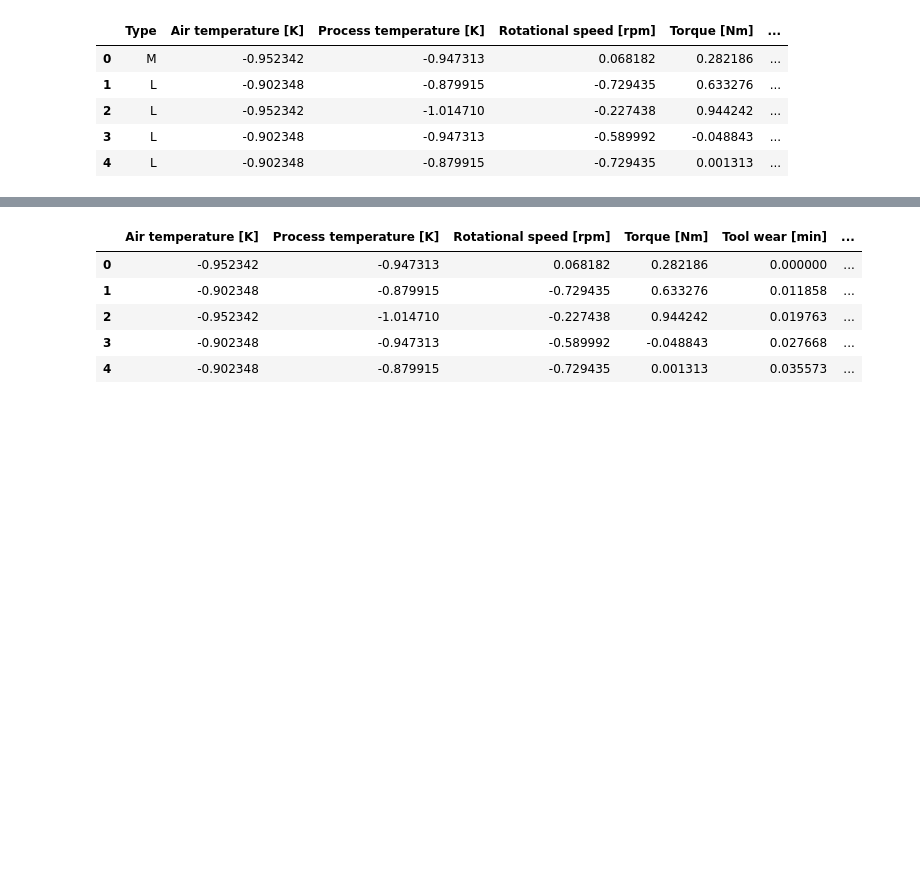
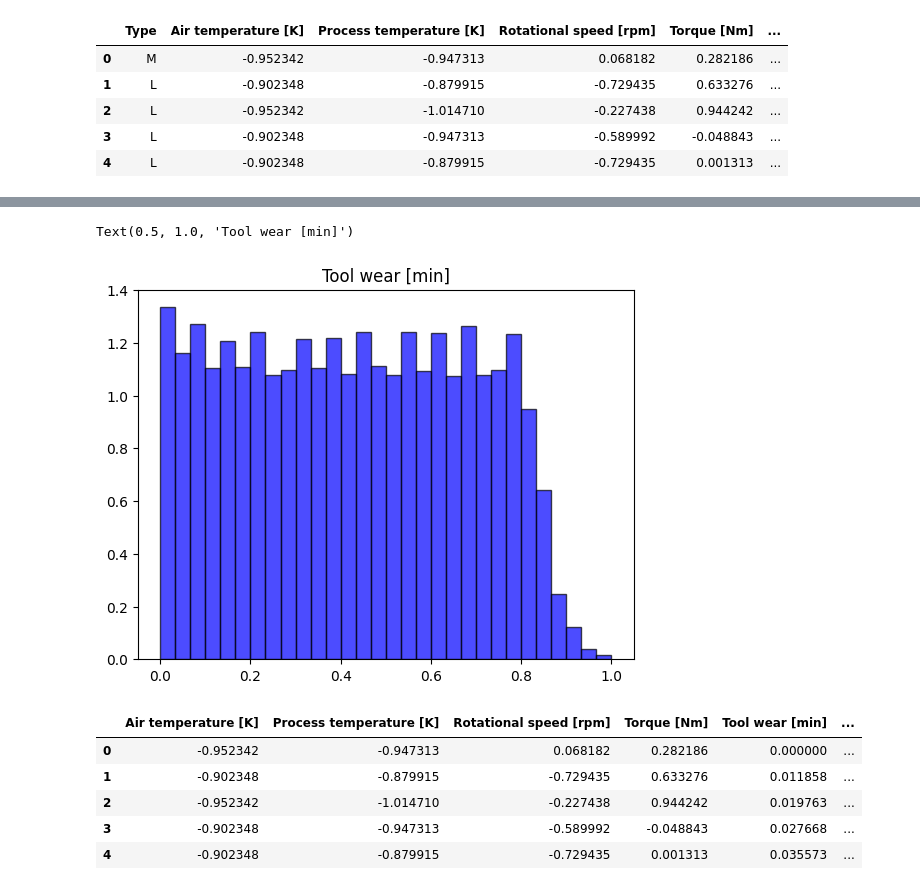
Before and after one commit to LingbINgx/Predict, a Jupyter notebook: test.ipynb, the cells around one changed output, grey strips where cells are left out. Drawn from its saved outputs; the diff is of its cells as text; code cells hidden in the pictures; blank space fills up the shorter version.

```diff
--- a/test.ipynb
+++ b/test.ipynb
@@ -111,3 +136,9 @@ data.head()
+# %%
+plt.hist(data["Tool wear [min]"].to_numpy(), bins=30, alpha=0.7, density=True, color='blue', edgecolor='black', zorder=1)
+plt.title("Tool wear [min]")
+# %% [output]
+Text(0.5, 1.0, 'Tool wear [min]')
+[figure, added]
 # %%
 data = pd.get_dummies(data)
 data.head()
```
Also changed, not shown: parts of 15 cells of this notebook.
